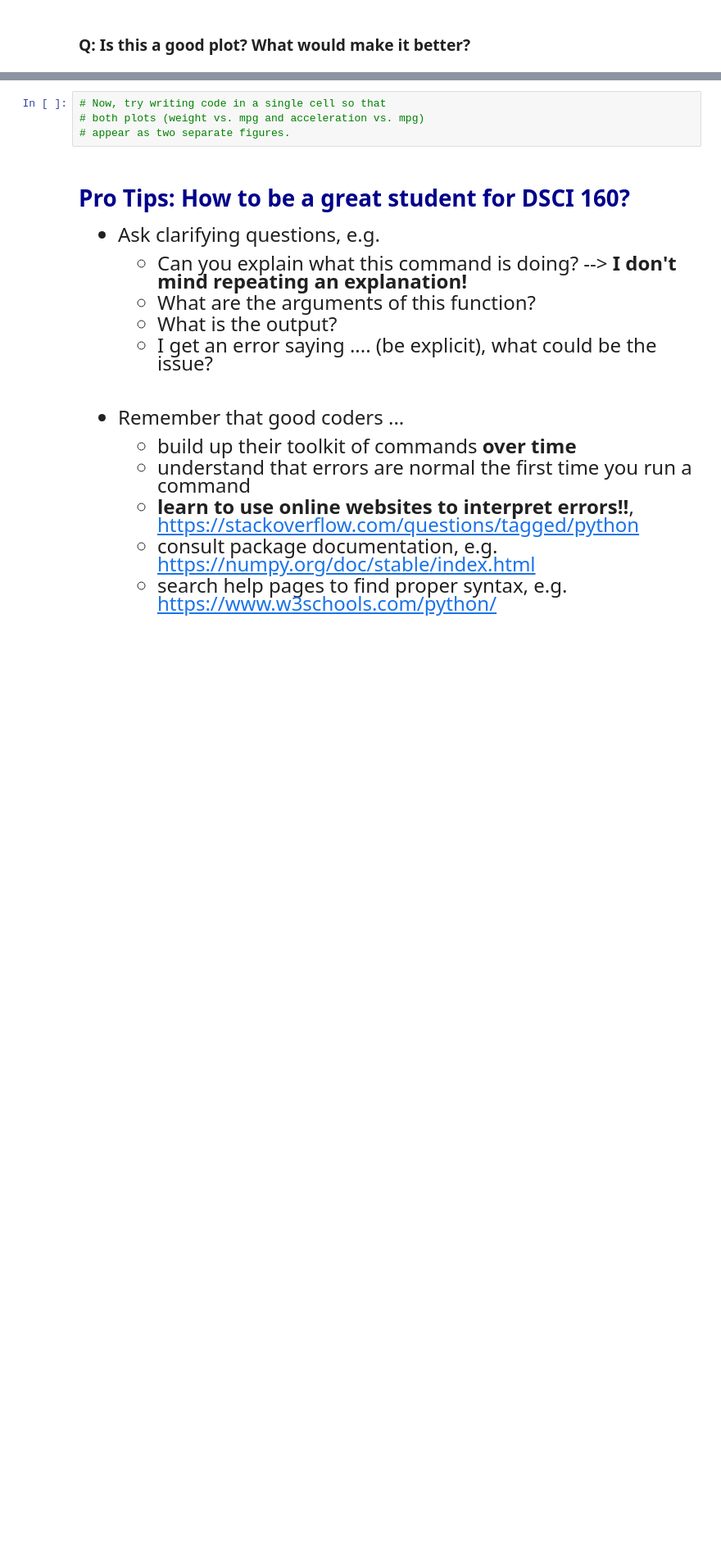
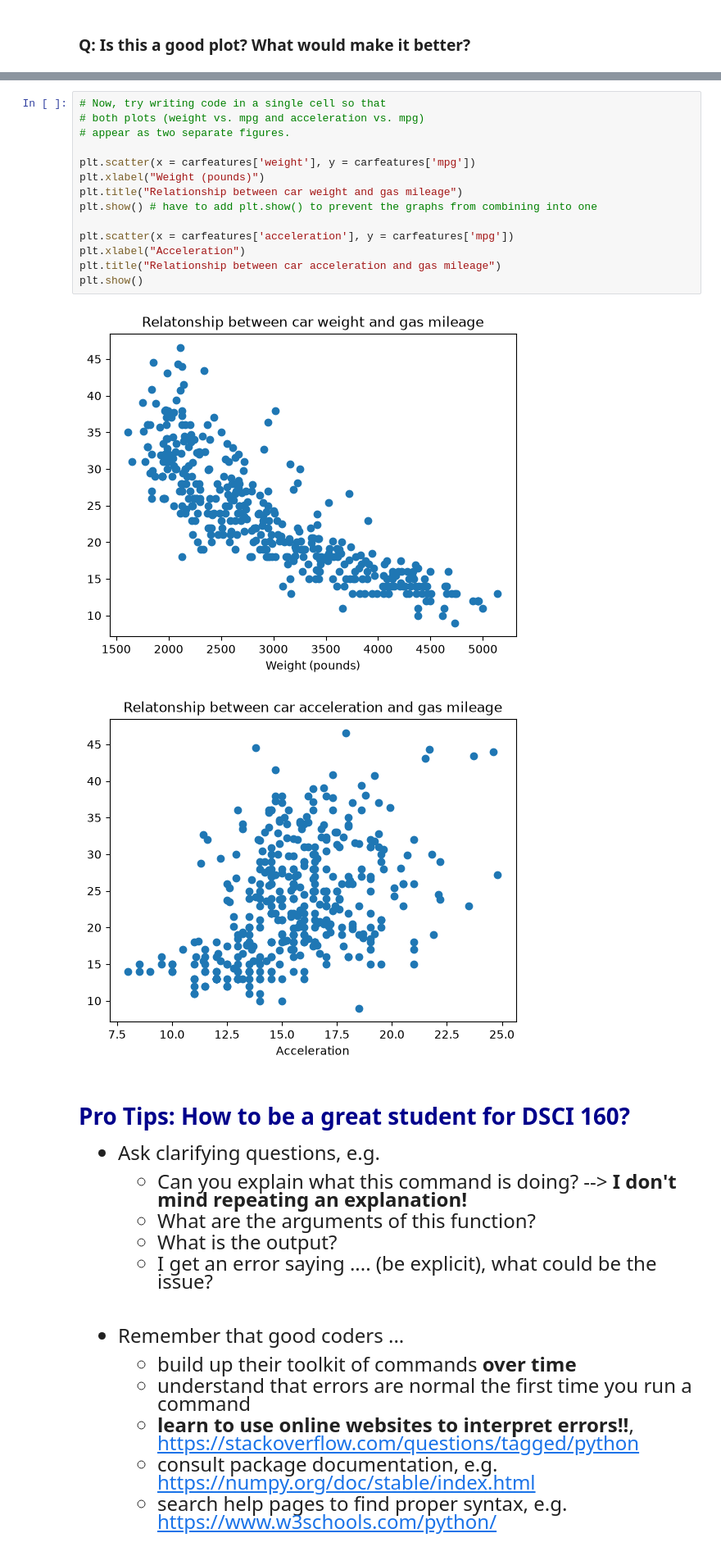
Before and after one commit to chloecchiang/datasci151fall2026, a Jupyter notebook: lecture_02/Lecture2_mycopy.ipynb, the cells around one changed output, grey strips where cells are left out. Shown at 82% size. Cells and saved outputs as stored; diff of their text form; blank space fills up the shorter version.

```diff
--- a/lecture_02/Lecture2_mycopy.ipynb
+++ b/lecture_02/Lecture2_mycopy.ipynb
@@ -311,7 +404,20 @@ plt.show()
 # %%
 # Now, try writing code in a single cell so that
 # both plots (weight vs. mpg and acceleration vs. mpg)
 # appear as two separate figures.
+
+plt.scatter(x = carfeatures['weight'], y = carfeatures['mpg'])
+plt.xlabel("Weight (pounds)")
+plt.title("Relationship between car weight and gas mileage")
+plt.show() # have to add plt.show() to prevent the graphs from combining into one
+
+plt.scatter(x = carfeatures['acceleration'], y = carfeatures['mpg'])
+plt.xlabel("Acceleration")
+plt.title("Relationship between car acceleration and gas mileage")
+plt.show()
+# %% [output]
+[figure, added]
+[figure, added]
 # %% [markdown]
 
 
```
Also changed, not shown: parts of 12 cells of this notebook.
